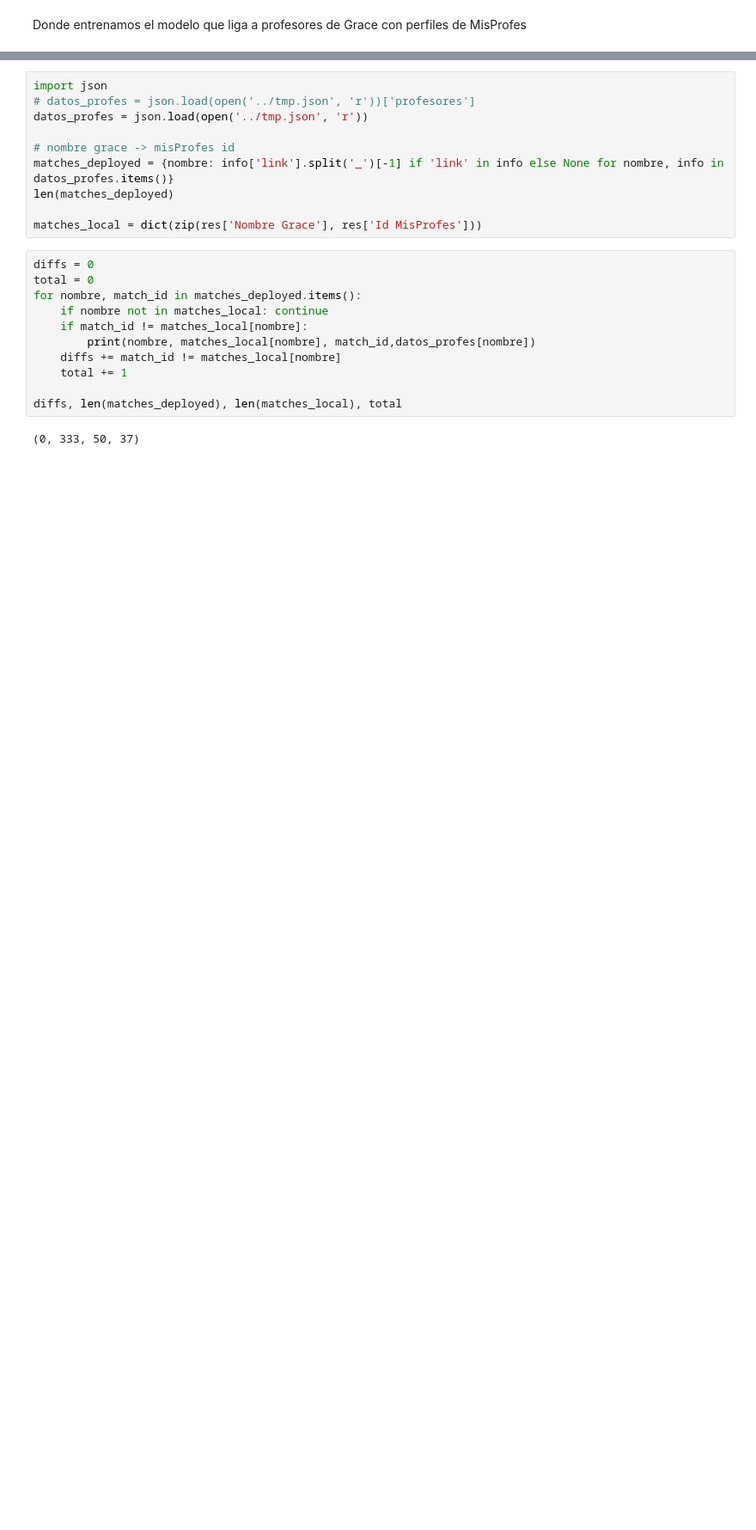
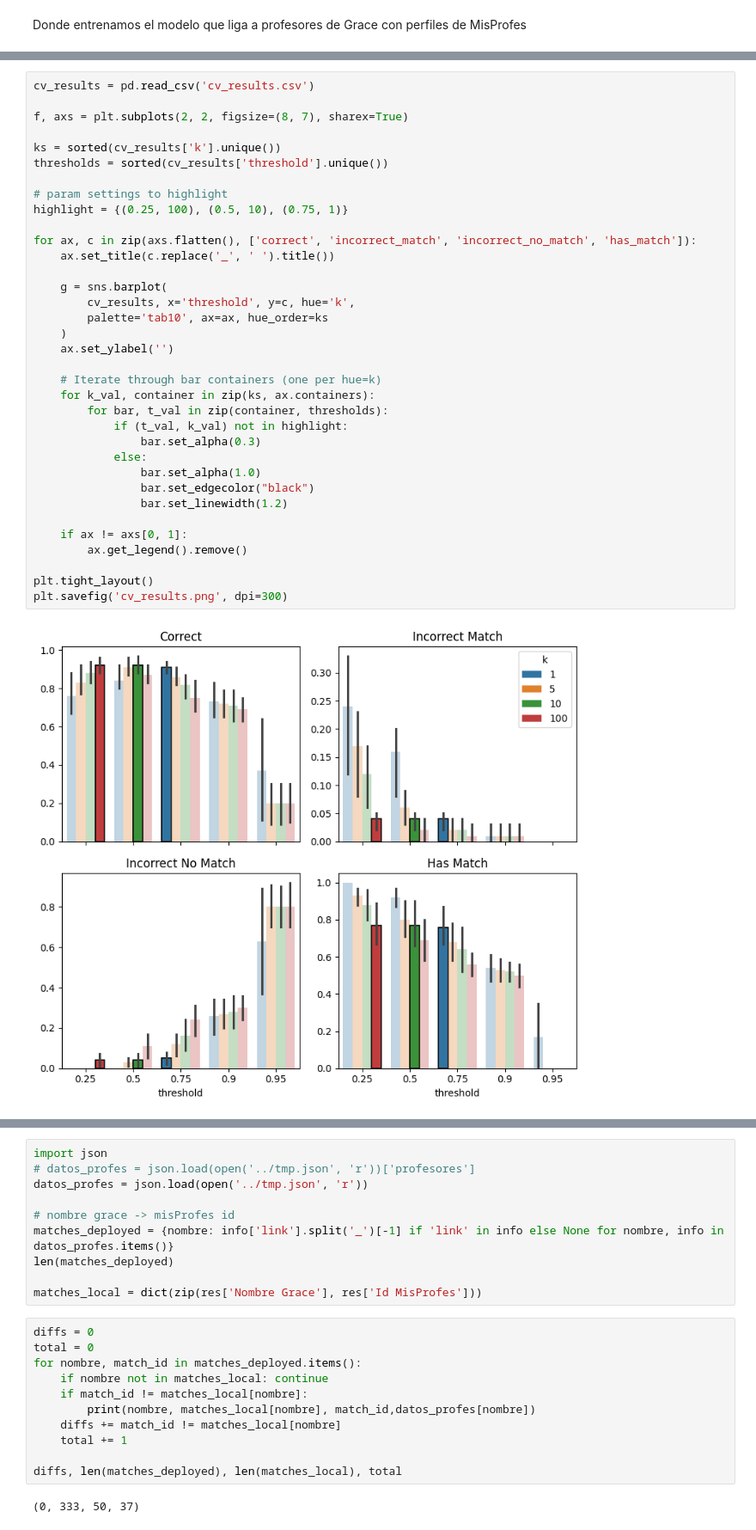
Before and after one commit to Horarios-ITAM/horariosITAM, a Jupyter notebook: update/match_model.ipynb, the cells around one changed output, grey strips where cells are left out. Shown at 86% size. Cells and saved outputs as stored; diff of their text form; blank space fills up the shorter version.

```diff
--- a/update/match_model.ipynb
+++ b/update/match_model.ipynb
@@ -269,0 +286,37 @@ training_df
+# %%
+cv_results = pd.read_csv('cv_results.csv')
+
+f, axs = plt.subplots(2, 2, figsize=(8, 7), sharex=True)
+
+ks = sorted(cv_results['k'].unique())
+thresholds = sorted(cv_results['threshold'].unique())
+
+# param settings to highlight
+highlight = {(0.25, 100), (0.5, 10), (0.75, 1)}
+
+for ax, c in zip(axs.flatten(), ['correct', 'incorrect_match', 'incorrect_no_match', 'has_match']):
+    ax.set_title(c.replace('_', ' ').title())
+
+    g = sns.barplot(
+        cv_results, x='threshold', y=c, hue='k',
+        palette='tab10', ax=ax, hue_order=ks
+    )
+    ax.set_ylabel('')
+
+    # Iterate through bar containers (one per hue=k)
+    for k_val, container in zip(ks, ax.containers):
+        for bar, t_val in zip(container, thresholds):
+            if (t_val, k_val) not in highlight:
+                bar.set_alpha(0.3)
+            else:
+                bar.set_alpha(1.0)
+                bar.set_edgecolor("black")
+                bar.set_linewidth(1.2)
+
+    if ax != axs[0, 1]:
+        ax.get_legend().remove()
+
+plt.tight_layout()
+plt.savefig('cv_results.png', dpi=300)
+# %% [output]
+[figure, added]
```
Also changed, not shown: parts of 11 cells of this notebook.
